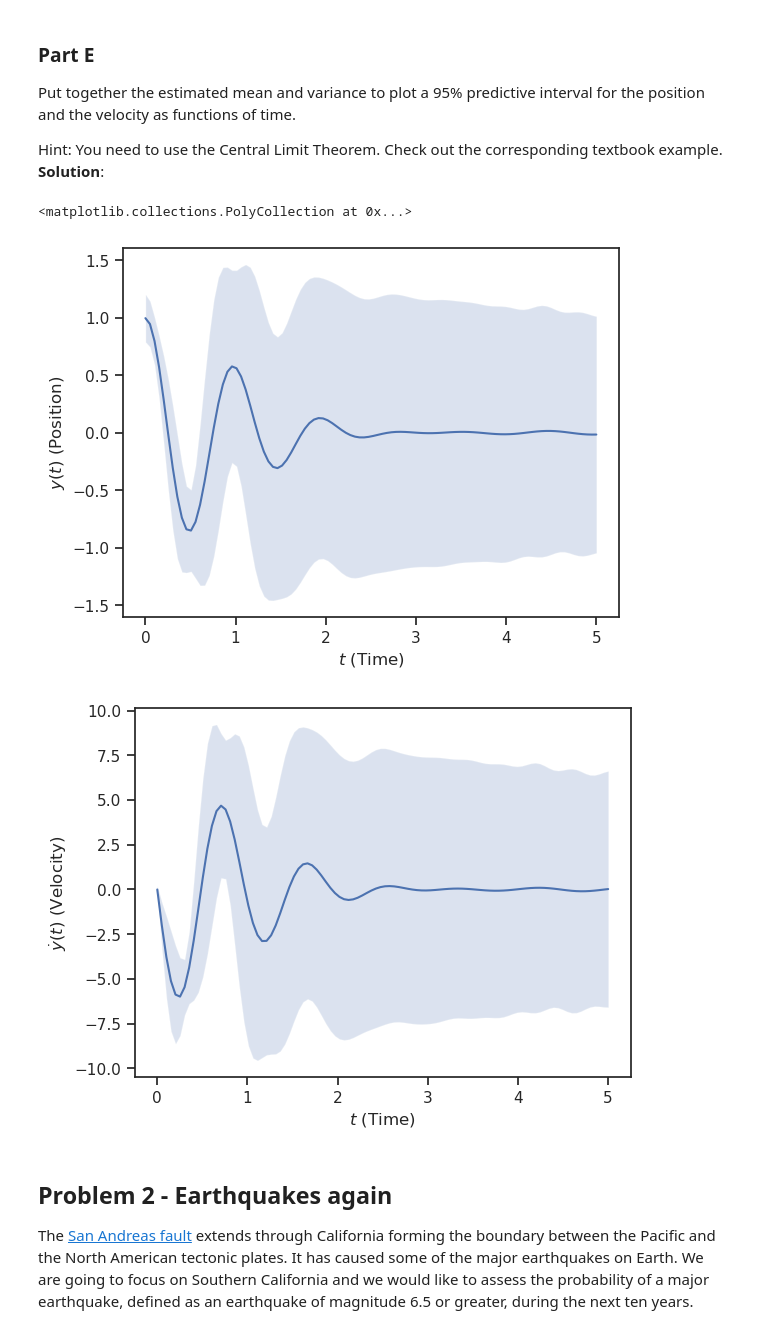
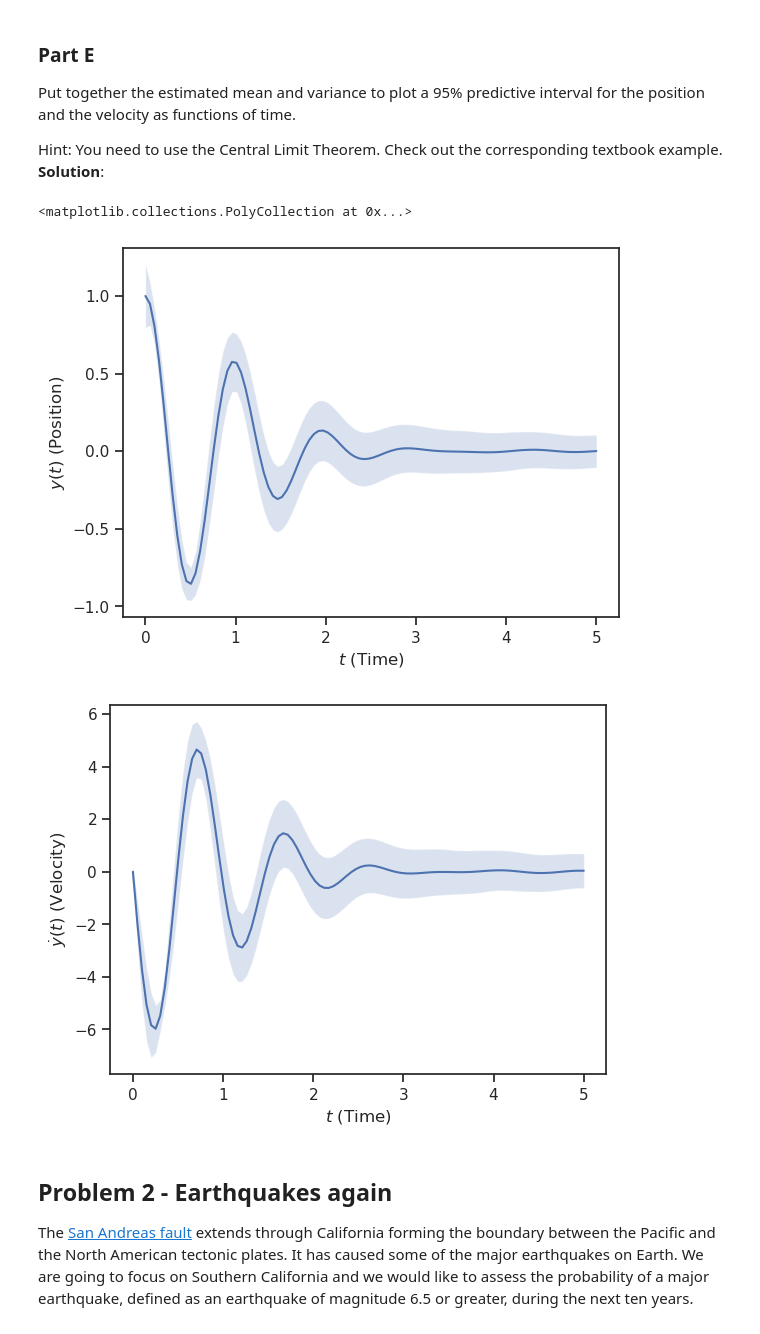
Before and after one commit to zeligerstav/data-analytics-se, a Jupyter notebook: lecturebook/homework/homework-03.ipynb, the cells around one changed output. Cells and saved outputs as stored; diff of their text form; code cells hidden in the pictures.

```diff
--- a/lecturebook/homework/homework-03.ipynb
+++ b/lecturebook/homework/homework-03.ipynb
@@ -431,37 +431,37 @@ meanVel = np.zeros((np.size(samples[0,:,0])))
 meanSquaredVel = np.zeros((np.size(samples[0,:,0])))
 velocityVar = np.zeros((np.size(samples[0,:,0])))
 meanSquaredPos = np.zeros((np.size(samples[0,:,0])))
 posVar = np.zeros((np.size(samples[0,:,0])))
 
 for iter in range(np.size(samples[0,:,0])):
     meanPos[iter] = np.mean(samples[:, iter, 0])
     meanSquaredPos[iter] = np.mean(samples[:, iter, 0]**2)
     posVar[iter] = meanSquaredPos[iter] - meanPos[iter]**2
 
     meanVel[iter] = np.mean(samples[:, iter, 1])
     meanSquaredVel[iter] = np.mean(samples[:, iter, 1]**2)
     velocityVar[iter] = meanSquaredVel[iter] - meanVel[iter]**2
 
 
 fig1, ax1 = plt.subplots()
 ax1.set_xlabel('$t$ (Time)')
 ax1.set_ylabel('$y(t)$ (Position)')
 
 fig2, ax2 = plt.subplots()
 ax2.set_xlabel('$t$ (Time)')
 ax2.set_ylabel('$\dot{y}(t)$ (Velocity)')
 
 x = samples[0,:,0]
 
 ax1.plot(solver.t, meanPos)
-ax1.fill_between(np.array(solver.t), np.array(-2*np.sqrt(posVar)+meanPos), np.array(2*np.sqrt(posVar)+meanPos), alpha=0.2)
+ax1.fill_between(np.array(solver.t), np.array(-2*np.sqrt(posVar / np.arange(1,101))+meanPos), np.array(2*np.sqrt(posVar / np.arange(1,101))+meanPos), alpha=0.2)
 
 ax2.plot(solver.t, meanVel)
-ax2.fill_between(np.array(solver.t), np.array(-2*np.sqrt(velocityVar)+meanVel), np.array(2*np.sqrt(velocityVar)+meanVel), alpha=0.2)
+ax2.fill_between(np.array(solver.t), np.array(-2*np.sqrt(velocityVar / np.arange(1,101))+meanVel), np.array(2*np.sqrt(velocityVar / np.arange(1,101))+meanVel), alpha=0.2)
 # %% [output]
 <matplotlib.collections.PolyCollection at 0x...>
-[figure, old version]
+[figure, new version]
-[figure, old version]
+[figure, new version]
 # %% [markdown]
 ## Problem 2 - Earthquakes again
 
```
Also changed, not shown: parts of 16 cells of this notebook, 1 other file.
